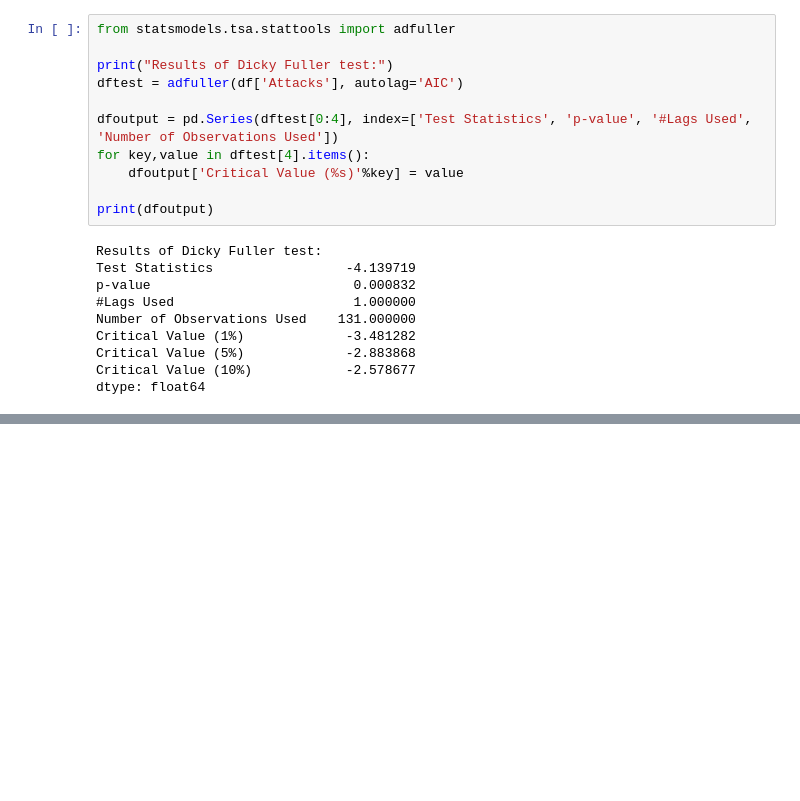
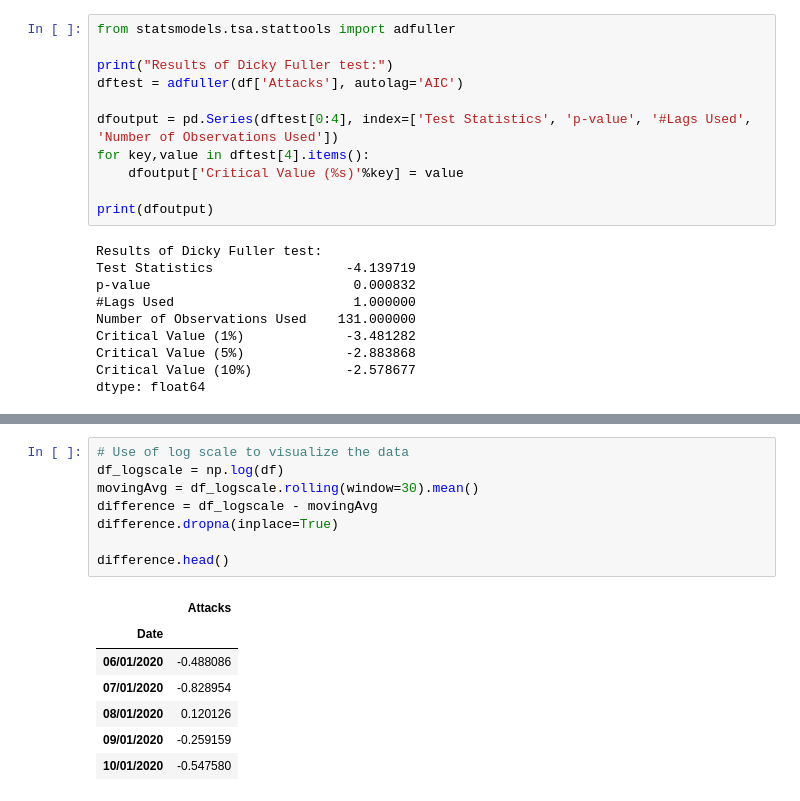
Before and after one commit to musainiramlee/Freelance_Projects, a Jupyter notebook: Cyber Threats TSA.ipynb, the cells around one changed output, grey strips where cells are left out. Saved outputs shown, nothing was run; the diff lists cells and outputs as text; blank space fills up the shorter version.

```diff
--- a/Cyber Threats TSA.ipynb
+++ b/Cyber Threats TSA.ipynb
@@ -303,0 +306,16 @@ tsplot(df.Attacks, lags=60)
+# %%
+# Use of log scale to visualize the data
+df_logscale = np.log(df)
+movingAvg = df_logscale.rolling(window=30).mean()
+difference = df_logscale - movingAvg
+difference.dropna(inplace=True)
+
+difference.head()
+# %% [output]
+|  | Attacks |
+| Date |  |
+| 06/01/2020 | -0.488086 |
+| 07/01/2020 | -0.828954 |
+| 08/01/2020 | 0.120126 |
+| 09/01/2020 | -0.259159 |
+| 10/01/2020 | -0.547580 |
```
Also changed, not shown: parts of 5 cells of this notebook.
